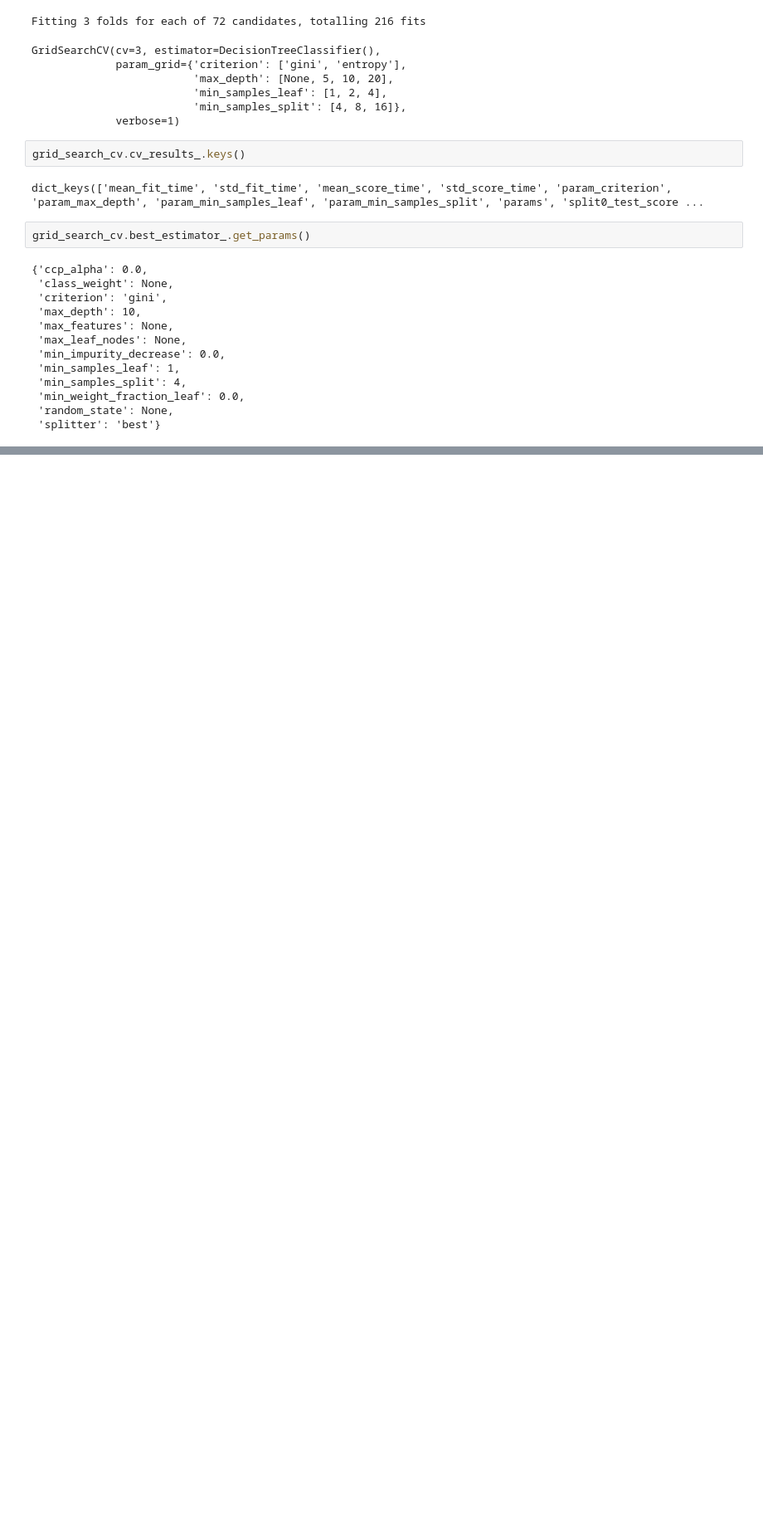
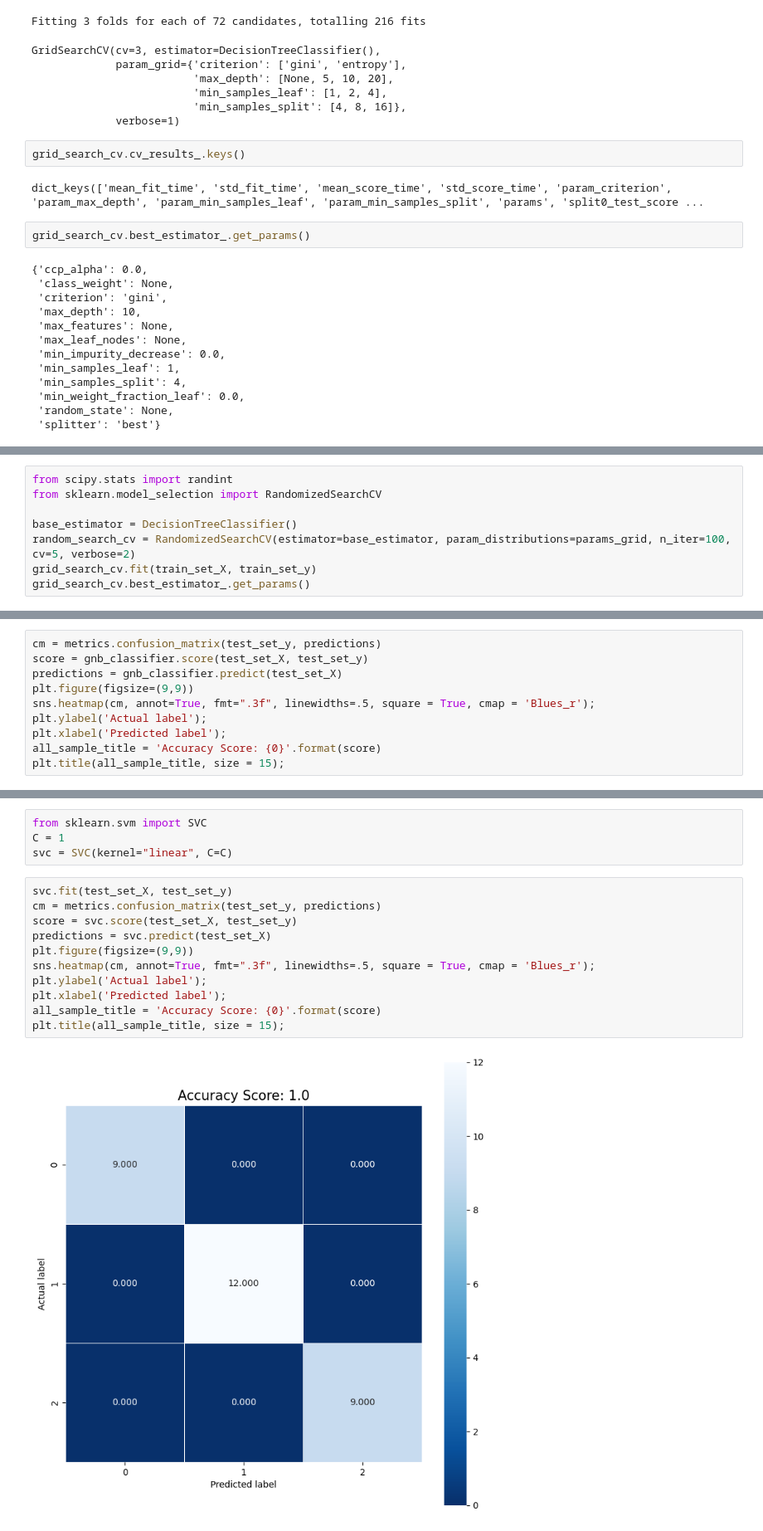
Before and after one commit to sanjitsaluja/ml-iris, a Jupyter notebook: Iris - Classification.ipynb, the cells around one changed output, grey strips where cells are left out. Shown at 83% size. Saved outputs shown, nothing was run; the diff lists cells and outputs as text; blank space fills up the shorter version.

```diff
--- a/Iris - Classification.ipynb
+++ b/Iris - Classification.ipynb
@@ -350,0 +315,8 @@ x_set, y_set = train_set_X[:,:2], train
+# %%
+from scipy.stats import randint
+from sklearn.model_selection import RandomizedSearchCV
+
+base_estimator = DecisionTreeClassifier()
+random_search_cv = RandomizedSearchCV(estimator=base_estimator, param_distributions=params_grid, n_iter=100, cv=5, verbose=2)
+grid_search_cv.fit(train_set_X, train_set_y)
+grid_search_cv.best_estimator_.get_params()
@@ -350,0 +361,10 @@ x_set, y_set = train_set_X[:,:2], train
+# %%
+cm = metrics.confusion_matrix(test_set_y, predictions)
+score = gnb_classifier.score(test_set_X, test_set_y)
+predictions = gnb_classifier.predict(test_set_X)
+plt.figure(figsize=(9,9))
+sns.heatmap(cm, annot=True, fmt=".3f", linewidths=.5, square = True, cmap = 'Blues_r');
+plt.ylabel('Actual label');
+plt.xlabel('Predicted label');
+all_sample_title = 'Accuracy Score: {0}'.format(score)
+plt.title(all_sample_title, size = 15);
@@ -350,0 +379,17 @@ x_set, y_set = train_set_X[:,:2], train
+# %%
+from sklearn.svm import SVC
+C = 1
+svc = SVC(kernel="linear", C=C)
+# %%
+svc.fit(test_set_X, test_set_y)
+cm = metrics.confusion_matrix(test_set_y, predictions)
+score = svc.score(test_set_X, test_set_y)
+predictions = svc.predict(test_set_X)
+plt.figure(figsize=(9,9))
+sns.heatmap(cm, annot=True, fmt=".3f", linewidths=.5, square = True, cmap = 'Blues_r');
+plt.ylabel('Actual label');
+plt.xlabel('Predicted label');
+all_sample_title = 'Accuracy Score: {0}'.format(score)
+plt.title(all_sample_title, size = 15);
+# %% [output]
+[figure, added]
```
Also changed, not shown: parts of 19 cells of this notebook.
